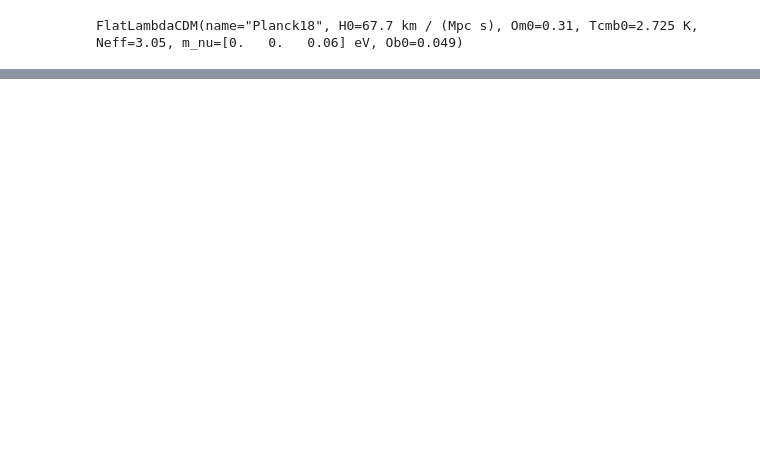
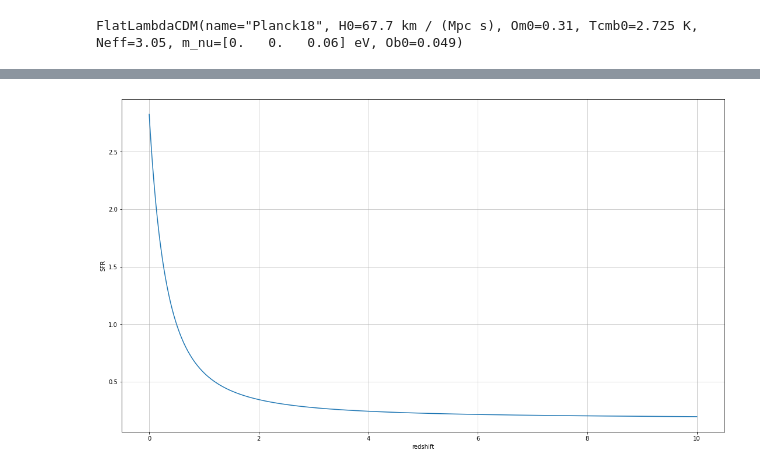
Before and after one commit to RCianca/DarkSirensStat, a Jupyter notebook: DSCatalogueCreator/DSIRE.ipynb, the cells around one changed output, grey strips where cells are left out. Saved outputs shown, nothing was run; the diff lists cells and outputs as text; code cells hidden in the pictures; blank space fills up the shorter version.

```diff
--- a/DSCatalogueCreator/DSIRE.ipynb
+++ b/DSCatalogueCreator/DSIRE.ipynb
@@ -895,3 +904,16 @@ plt.grid(axis='x', alpha=0.75)
+# %%
+z_for_plot=np.linspace(0,10,1000)
+fig,ax = plt.subplots()
+fig.set_size_inches(18.5, 10.5)
+ax.set_xlabel('redshift')
+ax.set_ylabel('SFR')
+ax.plot(z_for_plot,decay(z_for_plot,0.5,5),label='Mandau SFR')
+#plt.yscale('log')
+#plt.xscale('log')
+plt.grid(axis='y', alpha=0.75)
+plt.grid(axis='x', alpha=0.75)
+# %% [output]
+[figure, added]
 # %%
 z_min=0
 z_max=z_min+100
```
Also changed, not shown: parts of 11 cells of this notebook, 1 other file.
